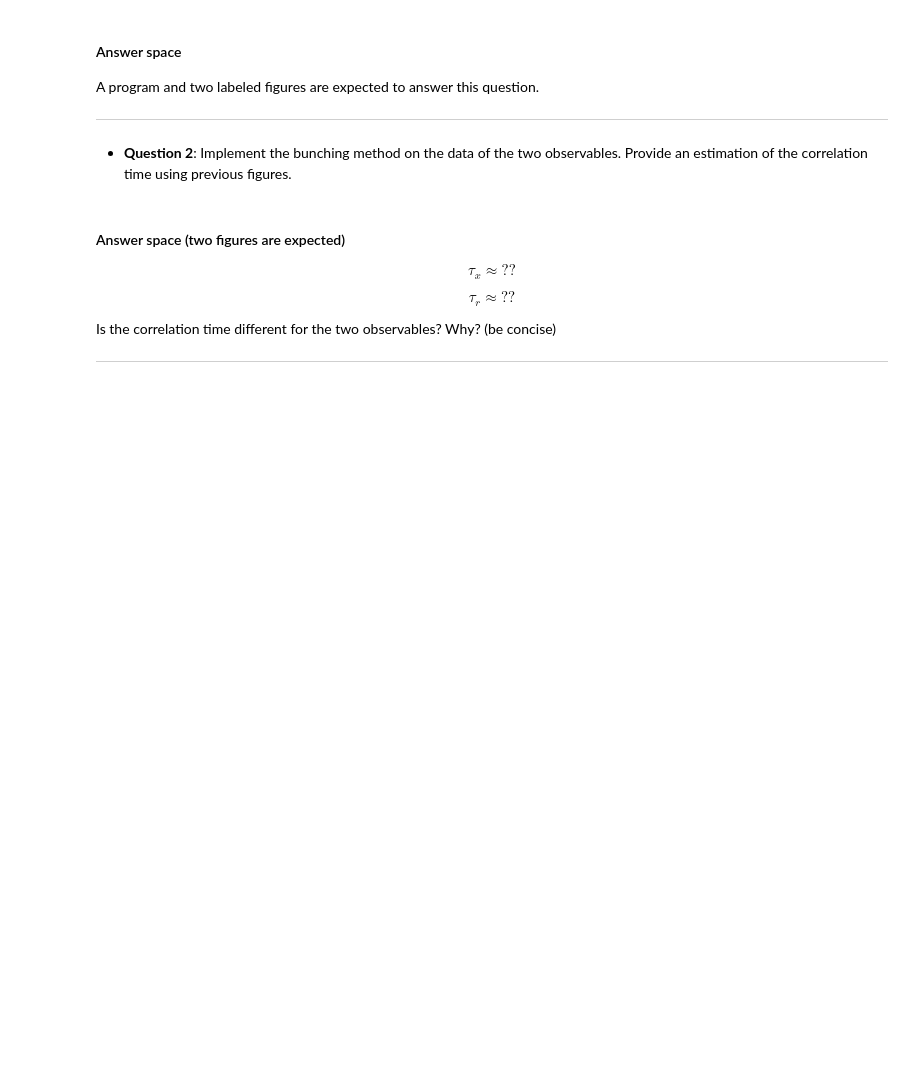
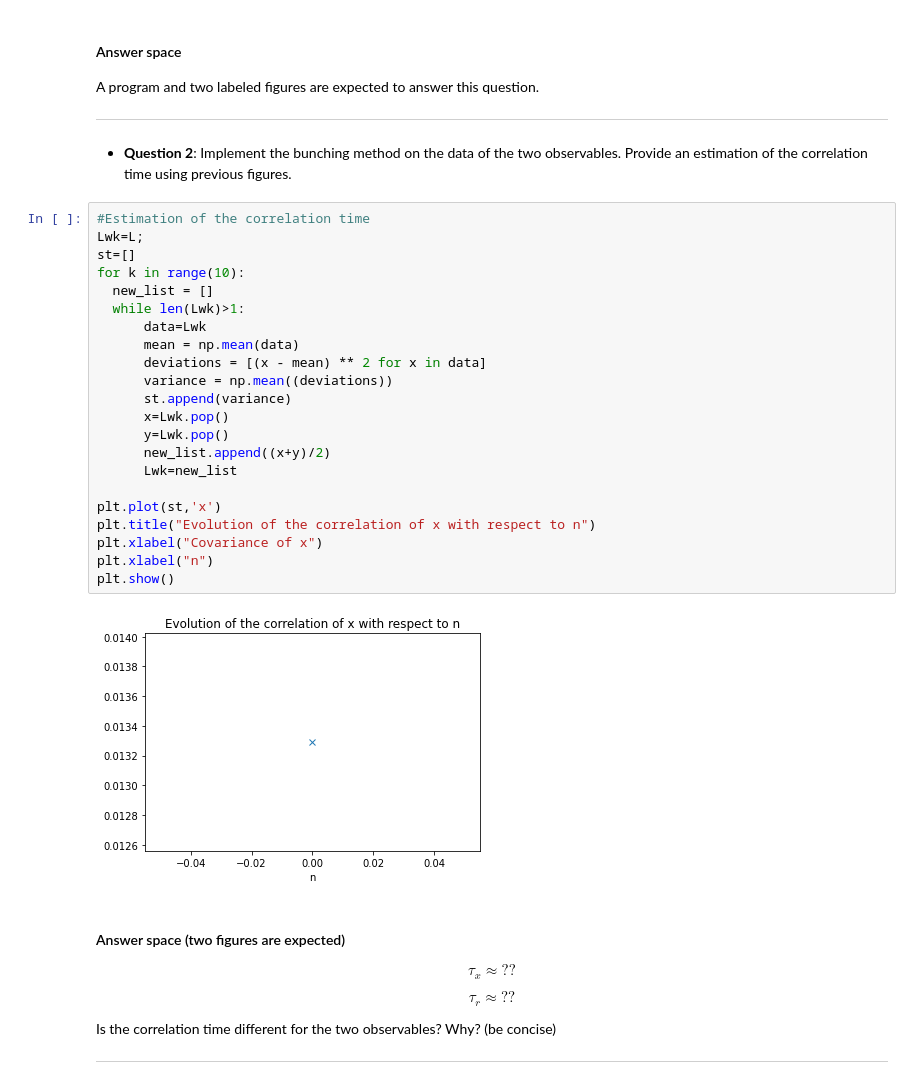
Before and after one commit to NicolasZucker/NicolasZucker, a Jupyter notebook: HomeWork1ZUCKER29/09.ipynb, the cells around one changed output. Saved outputs shown, nothing was run; the diff lists cells and outputs as text; blank space fills up the shorter version.

```diff
--- a/HomeWork1ZUCKER29/09.ipynb
+++ b/HomeWork1ZUCKER29/09.ipynb
@@ -91,6 +91,30 @@ A program and two labeled figures are expected to answer this question.
 # %% [markdown]
 
 * **Question 2**:  Implement the bunching method  on the data of the two observables. Provide an estimation of the correlation time using previous figures.
+# %%
+#Estimation of the correlation time
+Lwk=L;
+st=[]
+for k in range(10):
+  new_list = []
+  while len(Lwk)>1:
+      data=Lwk
+      mean = np.mean(data)
+      deviations = [(x - mean) ** 2 for x in data]
+      variance = np.mean((deviations))
+      st.append(variance)
+      x=Lwk.pop()
+      y=Lwk.pop()
+      new_list.append((x+y)/2)
+      Lwk=new_list
+
+plt.plot(st,'x')
+plt.title("Evolution of the correlation of x with respect to n")
+plt.xlabel("Covariance of x")
+plt.xlabel("n")
+plt.show()
+# %% [output]
+[figure, added]
 # %% [markdown]
 #### Answer space  (two figures are expected)
 
```
Also changed, not shown: parts of 2 cells of this notebook.
